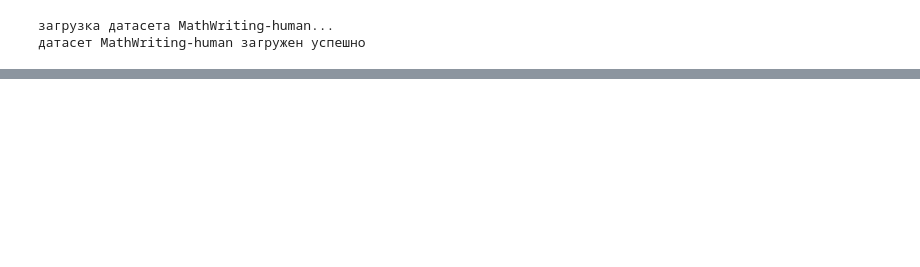
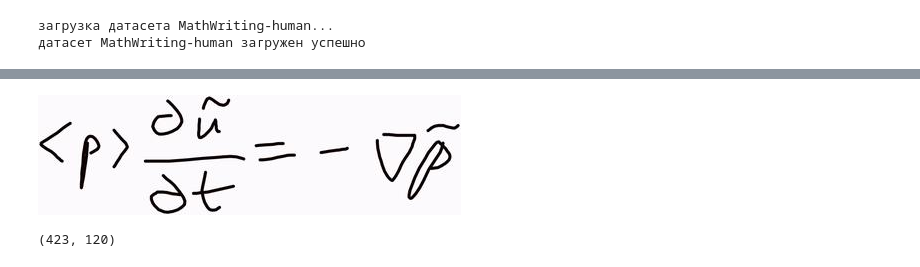
Before and after one commit to KKivik/AiBoardNotes, a Jupyter notebook: train.ipynb, the cells around one changed output, grey strips where cells are left out. Saved outputs shown, nothing was run; the diff lists cells and outputs as text; code cells hidden in the pictures; blank space fills up the shorter version.

```diff
--- a/train.ipynb
+++ b/train.ipynb
@@ -421,0 +719,4 @@ tensor([-0.0344,  0.1277, -0.0517,  0.0824, -0.1070, -0.1194,  0.0905, -0.0853,
+# %%
+ds_train.dataset[300]["image"]
+# %% [output]
+[figure, added]
@@ -421,0 +733,4 @@ tensor([-0.0344,  0.1277, -0.0517,  0.0824, -0.1070, -0.1194,  0.0905, -0.0853,
+# %%
+ds_train.dataset[300]["image"].size
+# %% [output]
+(423, 120)
```
Also changed, not shown: parts of 50 cells of this notebook, 6 other files.
